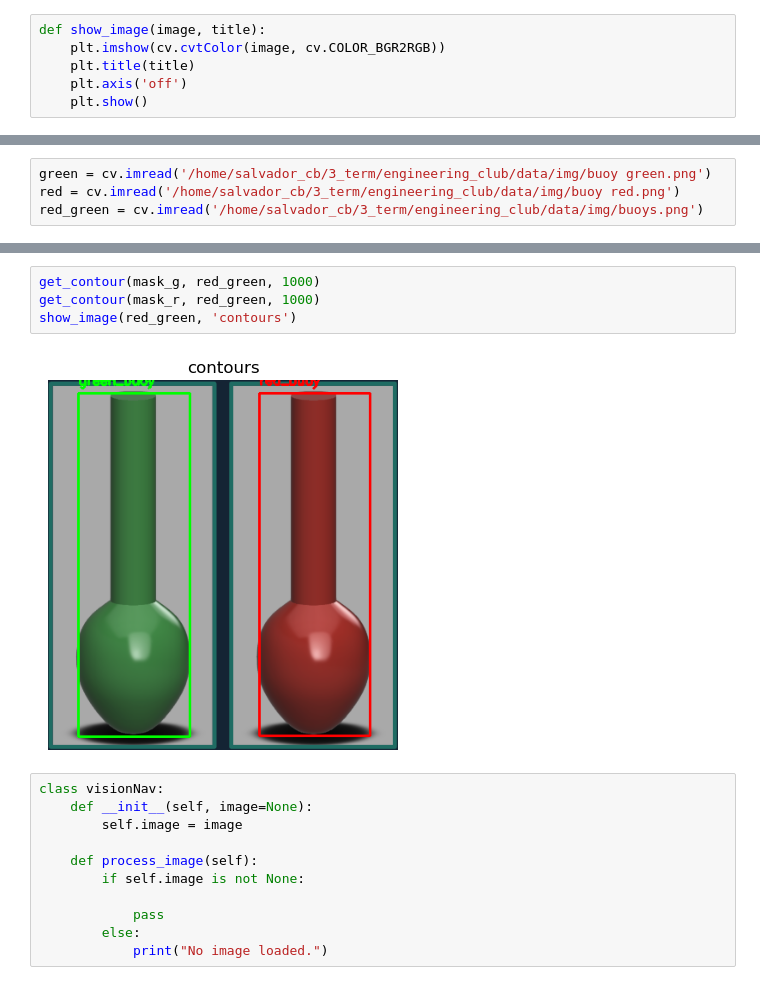
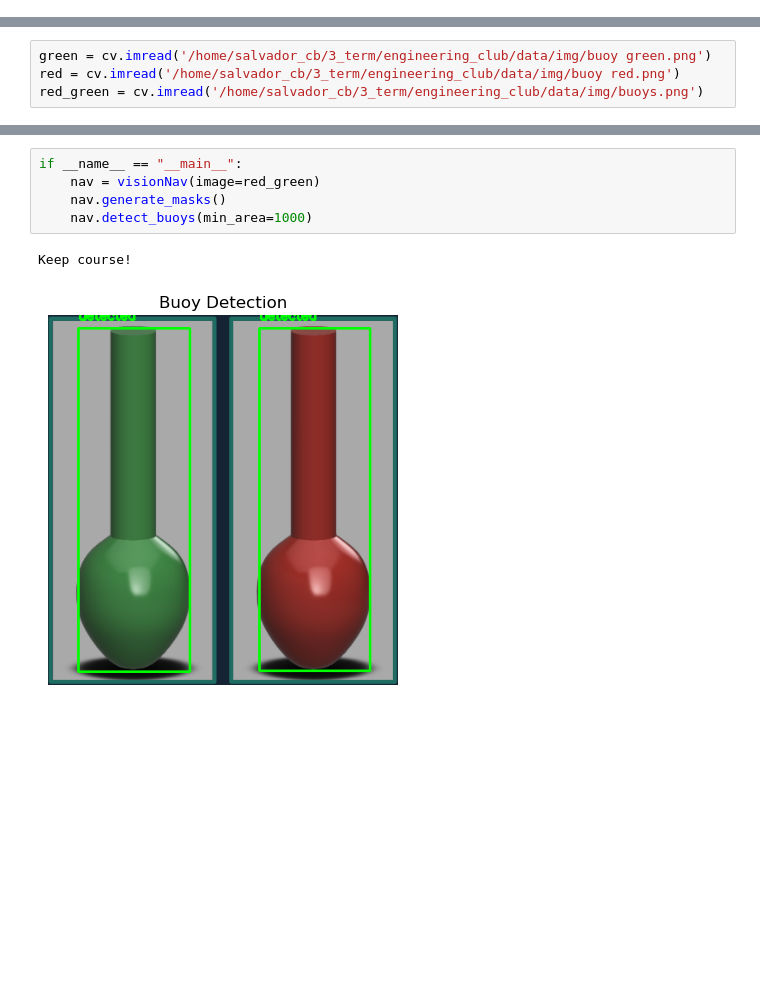
Before and after one commit to PaintDumpster/ec_vision, a Jupyter notebook: src/vision.ipynb, the cells around one changed output, grey strips where cells are left out. Saved outputs shown, nothing was run; the diff lists cells and outputs as text; blank space fills up the shorter version.

Commit message:
cleaned vision file and generated visionNav class

```diff
--- a/src/vision.ipynb
+++ b/src/vision.ipynb
@@ -8,9 +8,3 @@ import numpy as np
 from PIL import Image
 import matplotlib.pyplot as plt
 import os
-# %%
-def show_image(image, title):
-    plt.imshow(cv.cvtColor(image, cv.COLOR_BGR2RGB))
-    plt.title(title)
-    plt.axis('off')
-    plt.show()
@@ -93,17 +88,8 @@ def get_contour(mask, image, min_area):
-# %%
-get_contour(mask_g, red_green, 1000)
-get_contour(mask_r, red_green, 1000)
-show_image(red_green, 'contours')
-# %% [output]
-[figure, removed]
-# %%
-class visionNav:
-    def __init__(self, image=None):
-        self.image = image
-
-    def process_image(self):
-        if self.image is not None:
-
-            pass
-        else:
-            print("No image loaded.")
+# %%
+if __name__ == "__main__":
+    nav = visionNav(image=red_green)
+    nav.generate_masks()
+    nav.detect_buoys(min_area=1000)
+# %% [output]
+Keep course!
+[figure, added]
```
Also changed, not shown: parts of 9 cells of this notebook.
